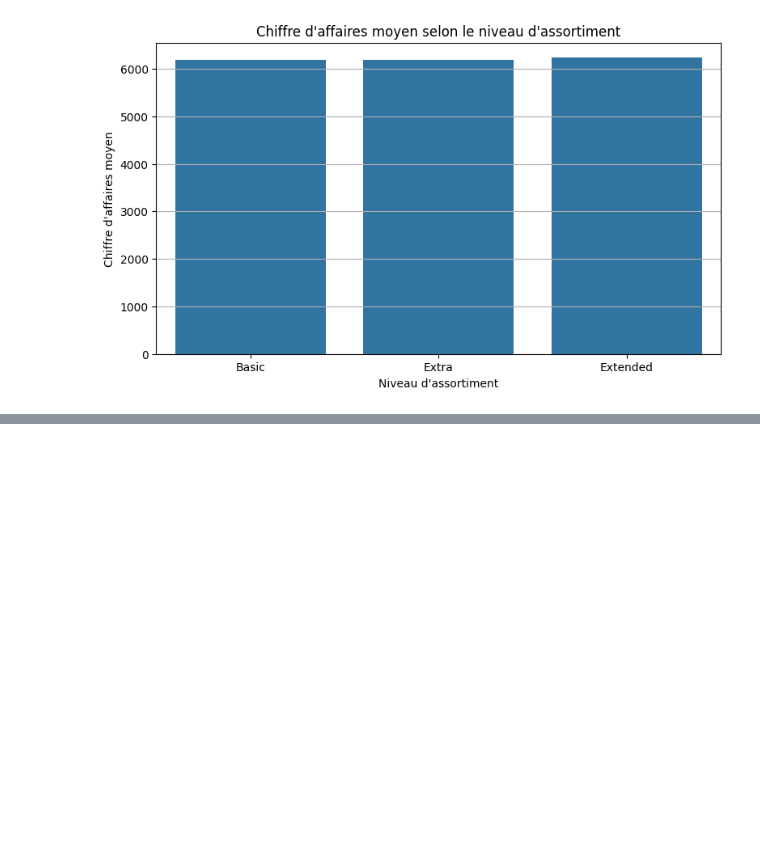
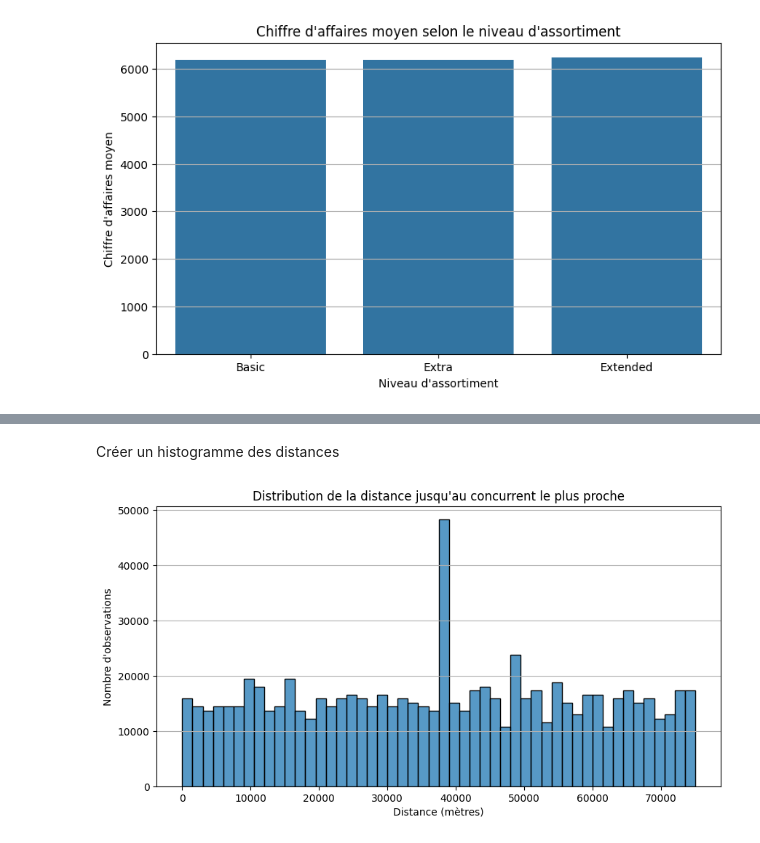
Before and after one commit to Youssoupha-ndiaye/Projet_ML_prediction_chiffres_affaires, a Jupyter notebook: Prediction_chiffres_affaires/notebooks/analyse_exploratoire.ipynb, the cells around one changed output, grey strips where cells are left out. Cells and saved outputs as stored; diff of their text form; code cells hidden in the pictures; blank space fills up the shorter version.

Commit message:
Visualiser la distribution des distances concurrentielles

```diff
--- a/Prediction_chiffres_affaires/notebooks/analyse_exploratoire.ipynb
+++ b/Prediction_chiffres_affaires/notebooks/analyse_exploratoire.ipynb
@@ -945,0 +974,19 @@ plt.show()
+# %% [markdown]
+Créer un histogramme des distances
+# %%
+plt.figure(figsize=(10, 5))
+
+sns.histplot(
+    data=df,
+    x="CompetitionDistance",
+    bins=50
+)
+
+plt.title("Distribution de la distance jusqu'au concurrent le plus proche")
+plt.xlabel("Distance (mètres)")
+plt.ylabel("Nombre d'observations")
+plt.grid(axis="y")
+
+plt.show()
+# %% [output]
+[figure, added]
```
Also changed, not shown: parts of 3 cells of this notebook.
